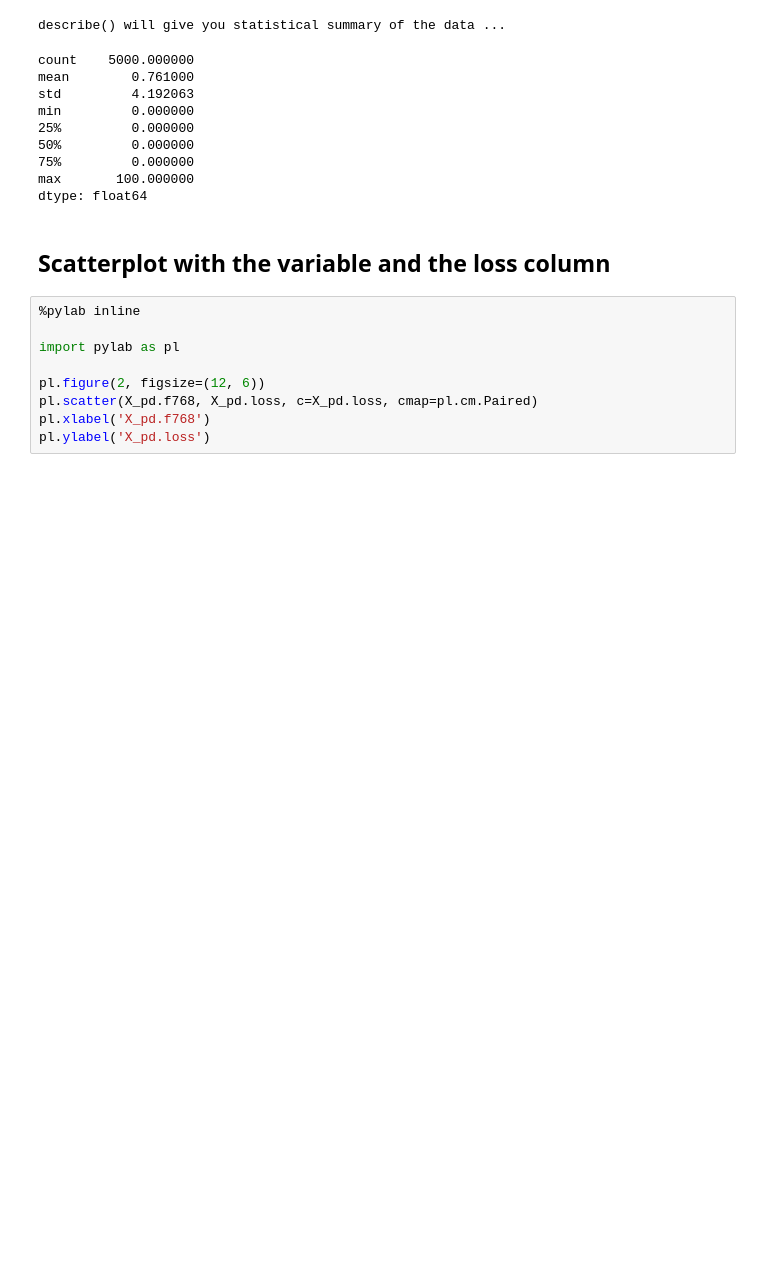
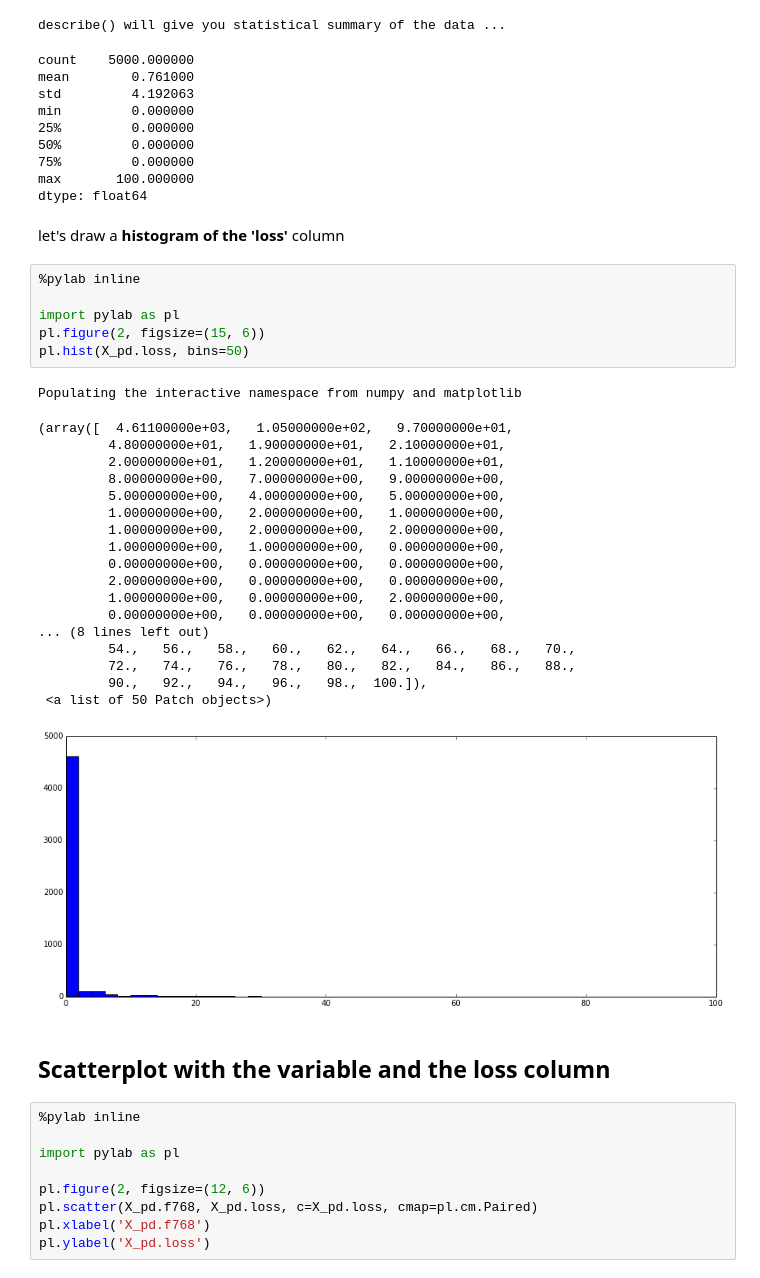
Before and after one commit to parindam/GIDS, a Jupyter notebook: GIDS-demo2.ipynb, the cells around one changed output. Drawn from its saved outputs; the diff is of its cells as text; blank space fills up the shorter version.

```diff
--- a/GIDS-demo2.ipynb
+++ b/GIDS-demo2.ipynb
@@ -106,6 +106,34 @@ min         0.000000
 75%         0.000000
 max       100.000000
 dtype: float64
+# %% [markdown]
+let's draw a **histogram of the 'loss'** column
+# %%
+%pylab inline
+
+import pylab as pl
+pl.figure(2, figsize=(15, 6))
+pl.hist(X_pd.loss, bins=50)
+# %% [output]
+Populating the interactive namespace from numpy and matplotlib
+(array([  4.61100000e+03,   1.05000000e+02,   9.70000000e+01,
+         4.80000000e+01,   1.90000000e+01,   2.10000000e+01,
+         2.00000000e+01,   1.20000000e+01,   1.10000000e+01,
+         8.00000000e+00,   7.00000000e+00,   9.00000000e+00,
+         5.00000000e+00,   4.00000000e+00,   5.00000000e+00,
+         1.00000000e+00,   2.00000000e+00,   1.00000000e+00,
+         1.00000000e+00,   2.00000000e+00,   2.00000000e+00,
+         1.00000000e+00,   1.00000000e+00,   0.00000000e+00,
+         0.00000000e+00,   0.00000000e+00,   0.00000000e+00,
+         2.00000000e+00,   0.00000000e+00,   0.00000000e+00,
+         1.00000000e+00,   0.00000000e+00,   2.00000000e+00,
+         0.00000000e+00,   0.00000000e+00,   0.00000000e+00,
+... (8 lines left out)
+         54.,   56.,   58.,   60.,   62.,   64.,   66.,   68.,   70.,
+         72.,   74.,   76.,   78.,   80.,   82.,   84.,   86.,   88.,
+         90.,   92.,   94.,   96.,   98.,  100.]),
+ <a list of 50 Patch objects>)
+[figure, added]
 # %% [markdown]
 ## Scatterplot with the variable and the loss column
 # %%
```
Also changed, not shown: parts of 33 cells of this notebook.
